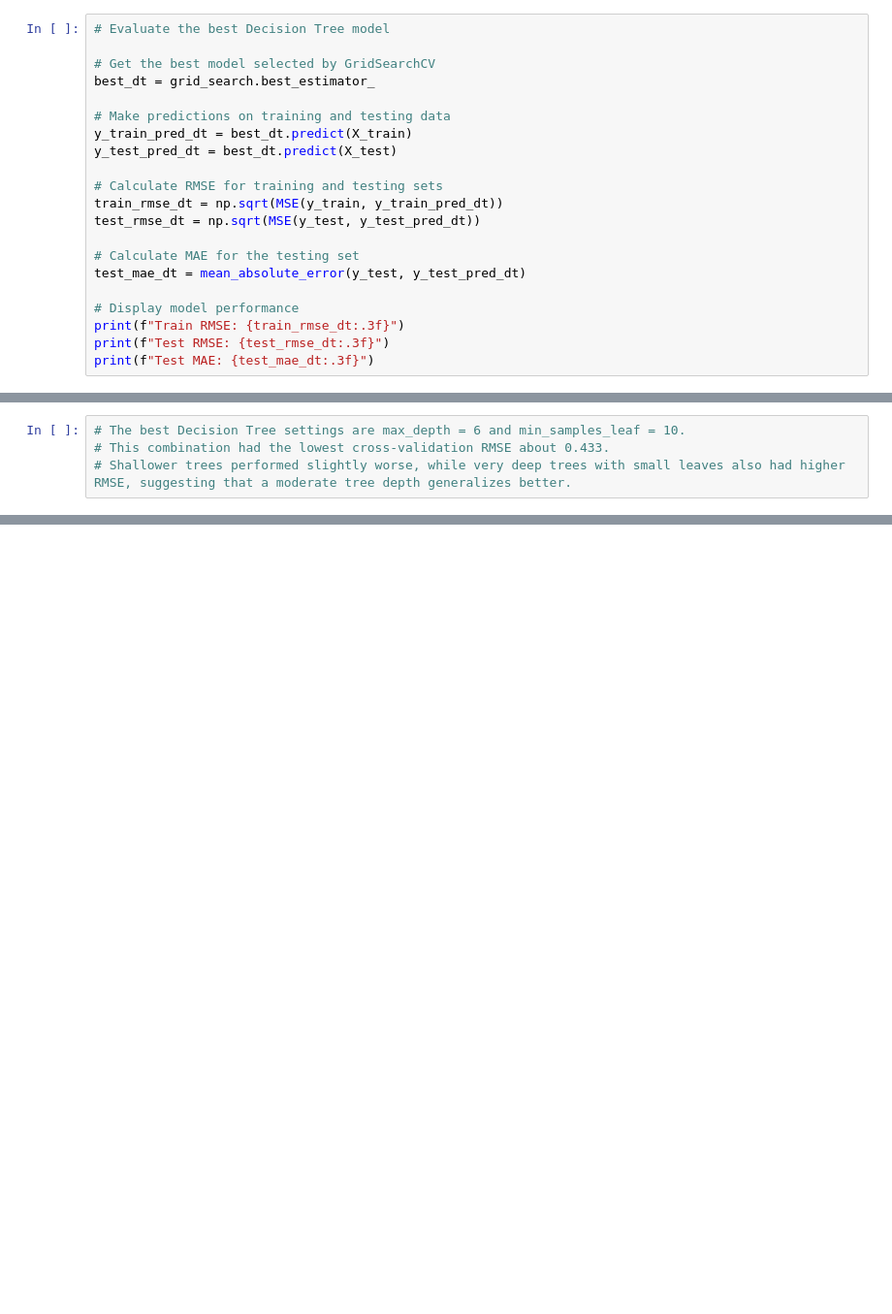
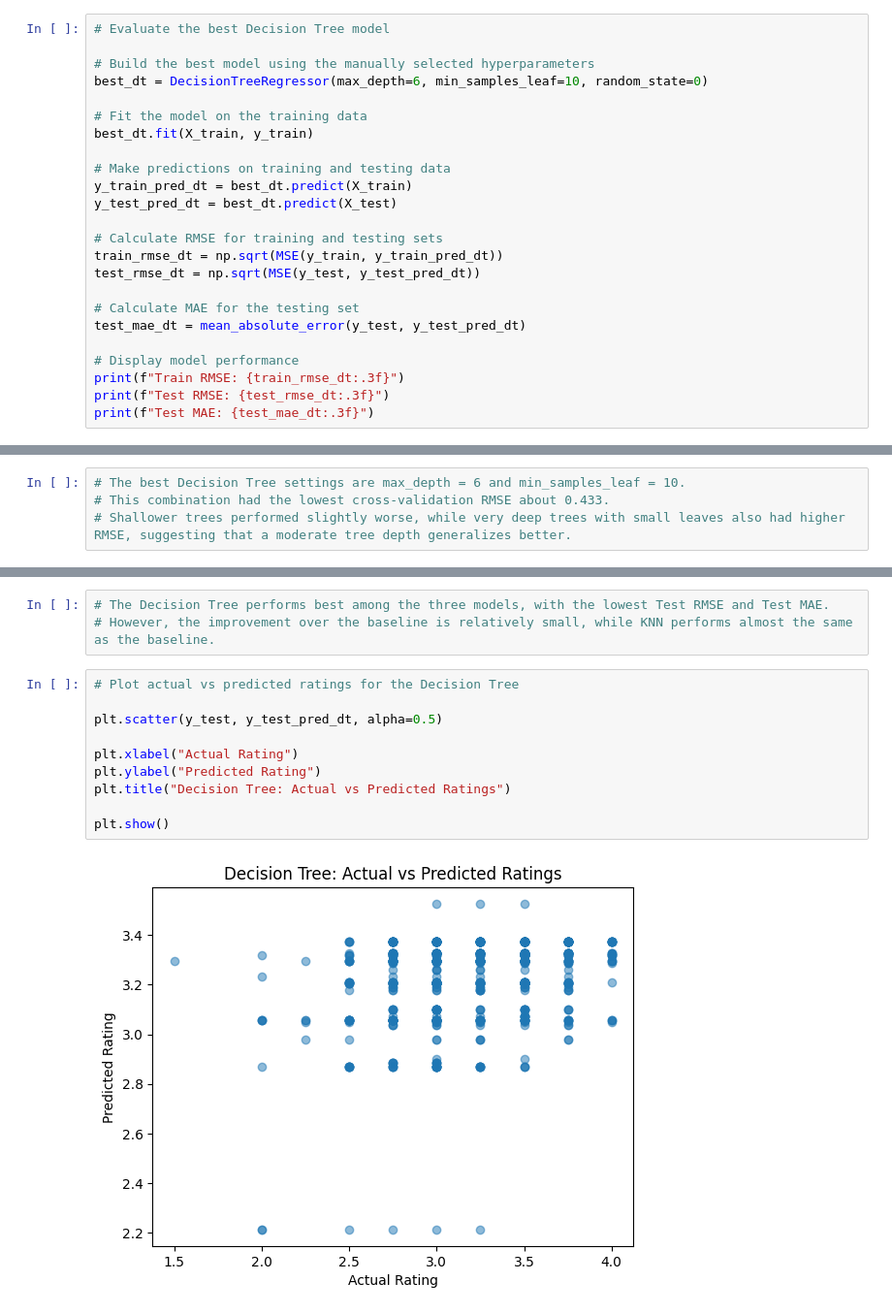
Before and after one commit to leeale2023/BA305_A9-, a Jupyter notebook: chocolate_analysis.ipynb, the cells around one changed output, grey strips where cells are left out. Shown at 97% size. Drawn from its saved outputs; the diff is of its cells as text; blank space fills up the shorter version.

```diff
--- a/chocolate_analysis.ipynb
+++ b/chocolate_analysis.ipynb
@@ -332,8 +412,11 @@ Best CV RMSE: 0.433
 # %%
 # Evaluate the best Decision Tree model
 
-# Get the best model selected by GridSearchCV
-best_dt = grid_search.best_estimator_
+# Build the best model using the manually selected hyperparameters
+best_dt = DecisionTreeRegressor(max_depth=6, min_samples_leaf=10, random_state=0)
+
+# Fit the model on the training data
+best_dt.fit(X_train, y_train)
 
 # Make predictions on training and testing data
 y_train_pred_dt = best_dt.predict(X_train)
@@ -473,0 +599,15 @@ display(error_details.head(20))
+# %%
+# The Decision Tree performs best among the three models, with the lowest Test RMSE and Test MAE.
+# However, the improvement over the baseline is relatively small, while KNN performs almost the same as the baseline.
+# %%
+# Plot actual vs predicted ratings for the Decision Tree
+
+plt.scatter(y_test, y_test_pred_dt, alpha=0.5)
+
+plt.xlabel("Actual Rating")
+plt.ylabel("Predicted Rating")
+plt.title("Decision Tree: Actual vs Predicted Ratings")
+
+plt.show()
+# %% [output]
+[figure, added]
```
Also changed, not shown: parts of 21 cells of this notebook.
